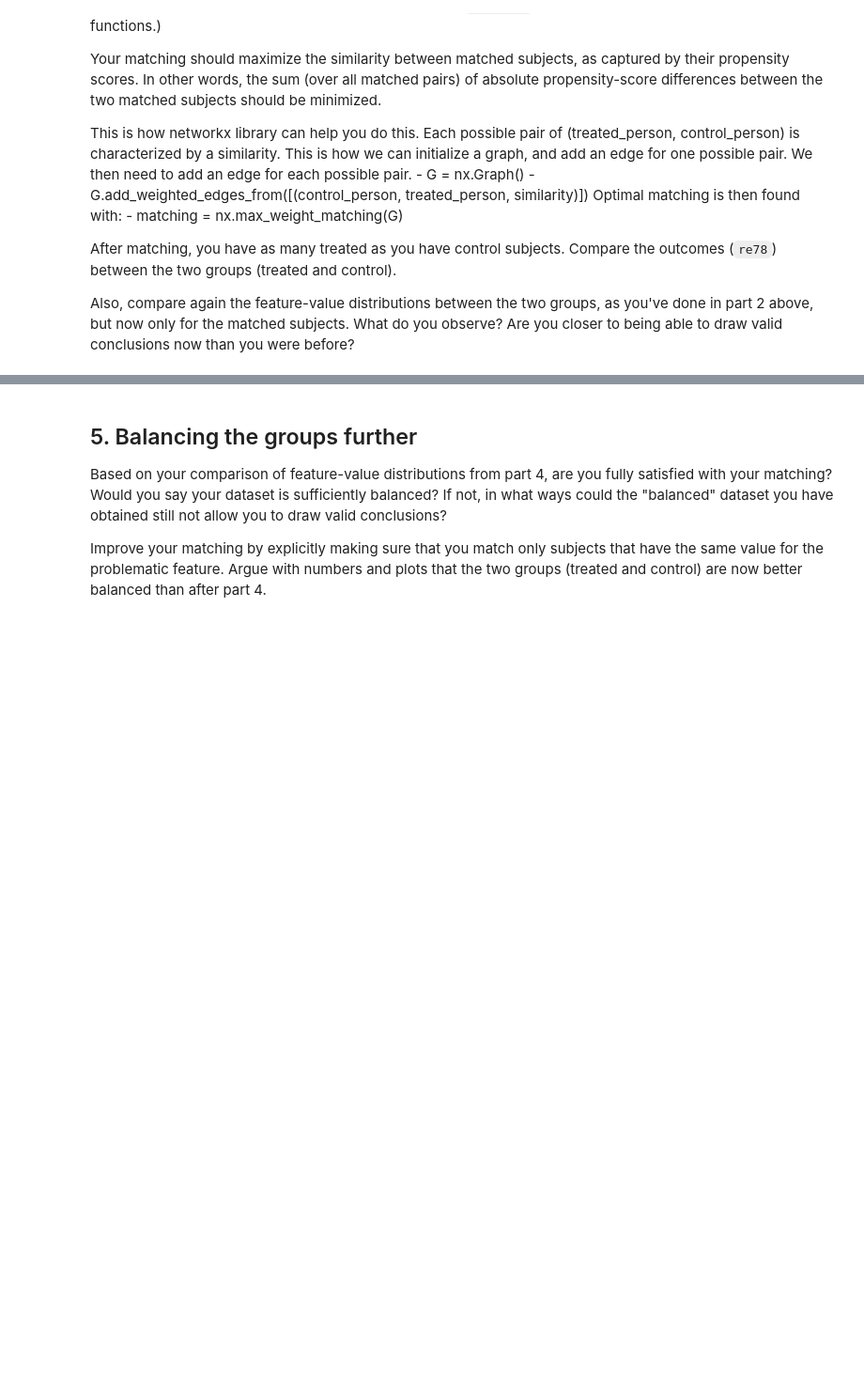
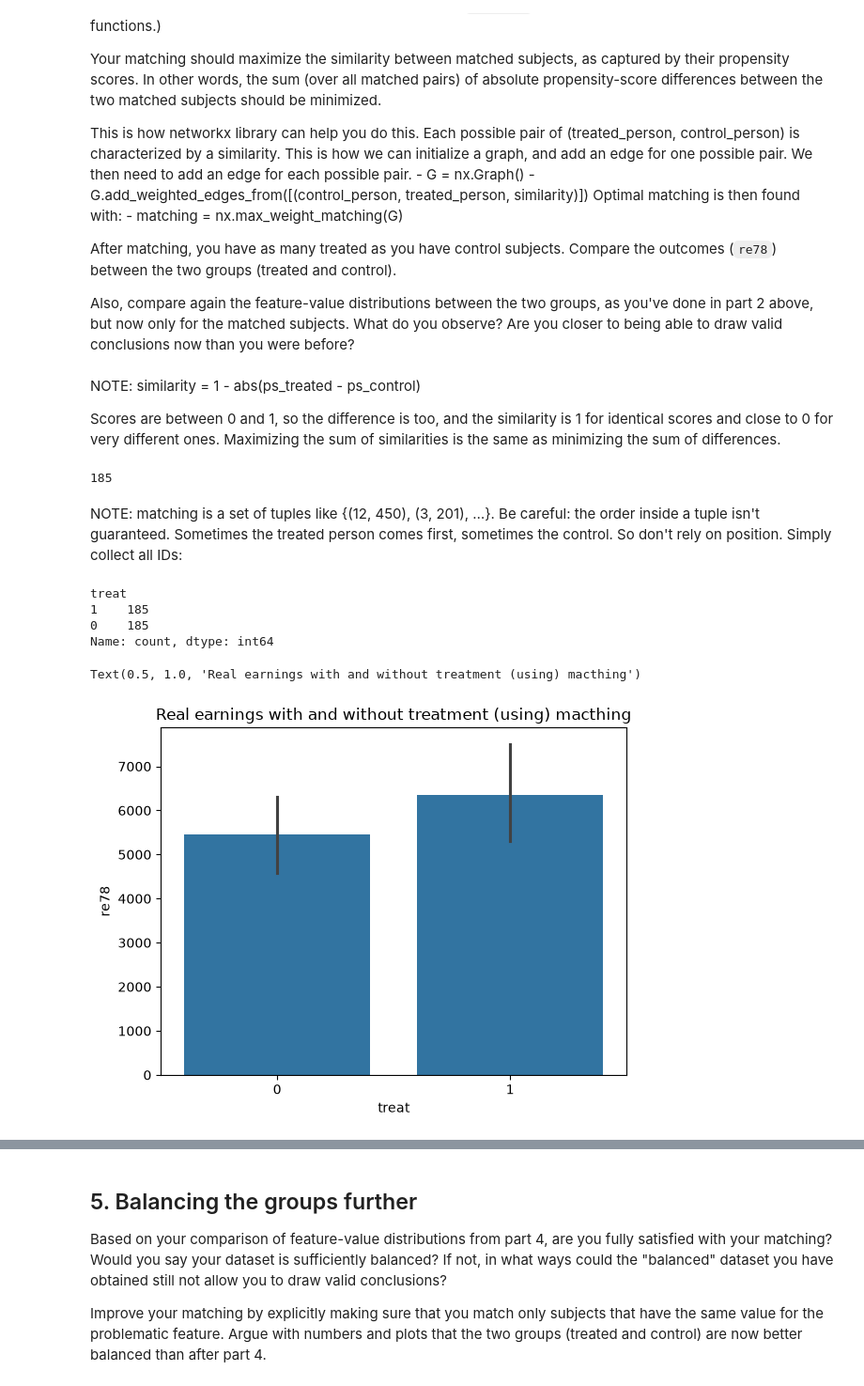
Before and after one commit to mt-tschudin/ADA2026, a Jupyter notebook: Exercises/05 - Causal analysis of observational data/Observational studies exercise.ipynb, the cells around one changed output, grey strips where cells are left out. Shown at 94% size. Cells and saved outputs as stored; diff of their text form; code cells hidden in the pictures; blank space fills up the shorter version.

```diff
--- a/Exercises/05 - Causal analysis of observational data/Observational studies exercise.ipynb
+++ b/Exercises/05 - Causal analysis of observational data/Observational studies exercise.ipynb
@@ -225,0 +500,37 @@ Are you closer to being able to draw valid conclusions now than you were before?
+# %% [markdown]
+NOTE: similarity = 1 - abs(ps_treated - ps_control)
+
+Scores are between 0 and 1, so the difference is too, and the similarity is 1 for identical scores and close to 0 for very different ones. Maximizing the sum of similarities is the same as minimizing the sum of differences.
+# %%
+''' your code and explanations '''
+treated = df.loc[mask_treat]
+control = df.loc[mask_no_treat]
+
+G = nx.Graph()
+for t_id, t_row in treated.iterrows():
+    for c_id, c_row in control.iterrows():
+        similarity = 1 - abs(t_row['propensity_score'] - c_row['propensity_score'])
+        G.add_weighted_edges_from([(c_id, t_id, similarity)])
+
+matching = nx.max_weight_matching(G, maxcardinality=True)
+# %%
+len(matching)
+# %% [output]
+185
+# %% [markdown]
+NOTE: matching is a set of tuples like {(12, 450), (3, 201), …}. Be careful: the order inside a tuple isn't guaranteed. Sometimes the treated person comes first, sometimes the control. So don't rely on position. Simply collect all IDs:
+# %%
+matched_ids = [person for pair in matching for person in pair]
+df_matched = df.loc[matched_ids]
+df_matched['treat'].value_counts()
+# %% [output]
+treat
+1    185
+0    185
+Name: count, dtype: int64
+# %%
+ax = sns.barplot(x="treat", y="re78", data=df_matched)
+ax.set_title("Real earnings with and without treatment (using) macthing")
+# %% [output]
+Text(0.5, 1.0, 'Real earnings with and without treatment (using) macthing')
+[figure, added]
```
Also changed, not shown: parts of 47 cells of this notebook.
